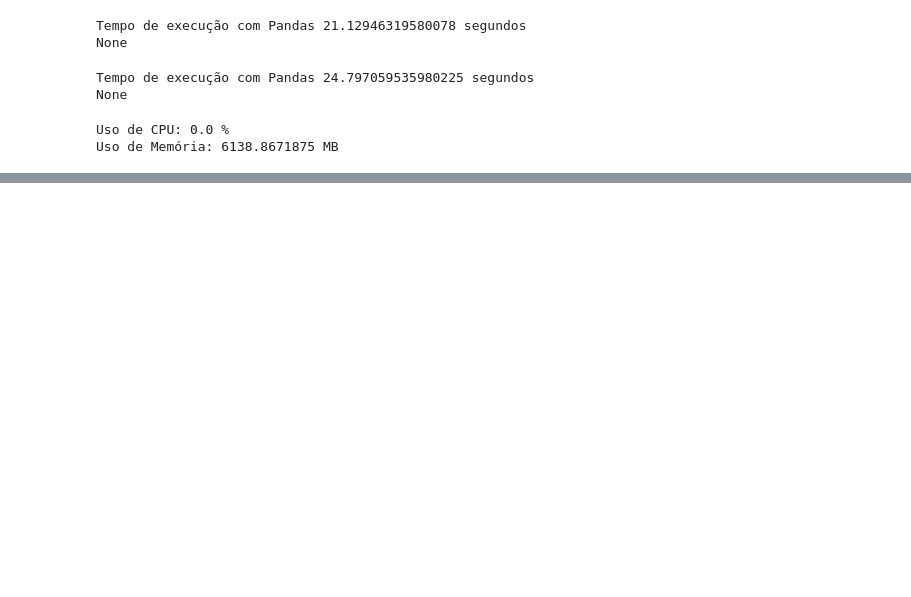
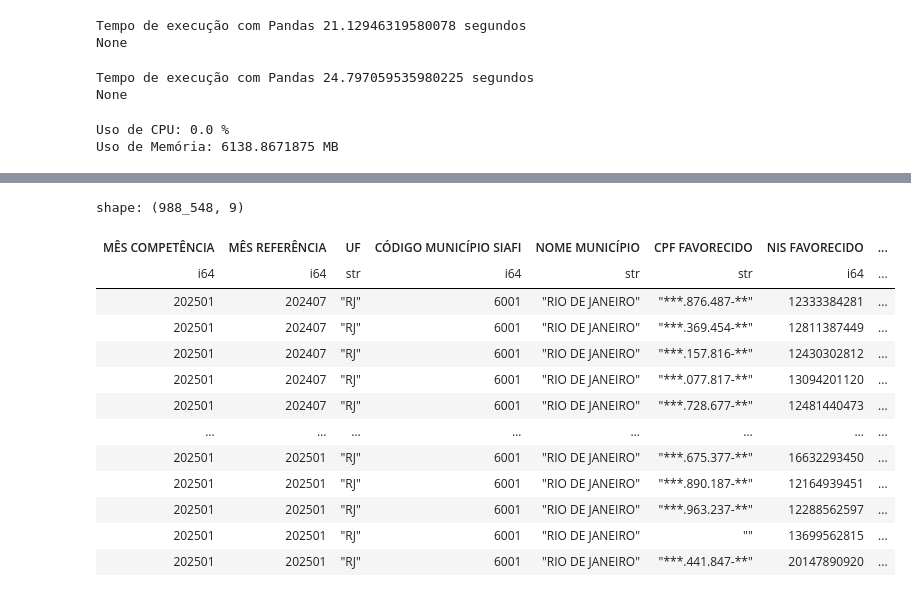
Before and after one commit to ResidenciaSerratecDados/Big_Data, a Jupyter notebook: BigData.ipynb, the cells around one changed output, grey strips where cells are left out. Drawn from its saved outputs; the diff is of its cells as text; code cells hidden in the pictures; blank space fills up the shorter version.

```diff
--- a/BigData.ipynb
+++ b/BigData.ipynb
@@ -107,0 +125,18 @@ Uso de Memória: 6138.8671875 MB
+# %%
+resultado=(df_010225.filter(pl.col("NOME MUNICÍPIO")=="RIO DE JANEIRO")) # filtro do df_010225
+display(resultado)
+# %% [output]
+shape: (988_548, 9)
+| MÊS COMPETÊNCIA | MÊS REFERÊNCIA | UF | CÓDIGO MUNICÍPIO SIAFI | NOME MUNICÍPIO | CPF FAVORECIDO | NIS FAVORECIDO | ... |
+| i64 | i64 | str | i64 | str | str | i64 | ... |
+| 202501 | 202407 | "RJ" | 6001 | "RIO DE JANEIRO" | "***.876.487-**" | 12333384281 | ... |
+| 202501 | 202407 | "RJ" | 6001 | "RIO DE JANEIRO" | "***.369.454-**" | 12811387449 | ... |
+| 202501 | 202407 | "RJ" | 6001 | "RIO DE JANEIRO" | "***.157.816-**" | 12430302812 | ... |
+| 202501 | 202407 | "RJ" | 6001 | "RIO DE JANEIRO" | "***.077.817-**" | 13094201120 | ... |
+| 202501 | 202407 | "RJ" | 6001 | "RIO DE JANEIRO" | "***.728.677-**" | 12481440473 | ... |
+| … | … | … | … | … | … | … | ... |
+| 202501 | 202501 | "RJ" | 6001 | "RIO DE JANEIRO" | "***.675.377-**" | 16632293450 | ... |
+| 202501 | 202501 | "RJ" | 6001 | "RIO DE JANEIRO" | "***.890.187-**" | 12164939451 | ... |
+| 202501 | 202501 | "RJ" | 6001 | "RIO DE JANEIRO" | "***.963.237-**" | 12288562597 | ... |
+| 202501 | 202501 | "RJ" | 6001 | "RIO DE JANEIRO" | "" | 13699562815 | ... |
+| 202501 | 202501 | "RJ" | 6001 | "RIO DE JANEIRO" | "***.441.847-**" | 20147890920 | ... |
```
Also changed, not shown: parts of 24 cells of this notebook, 1 other file.
